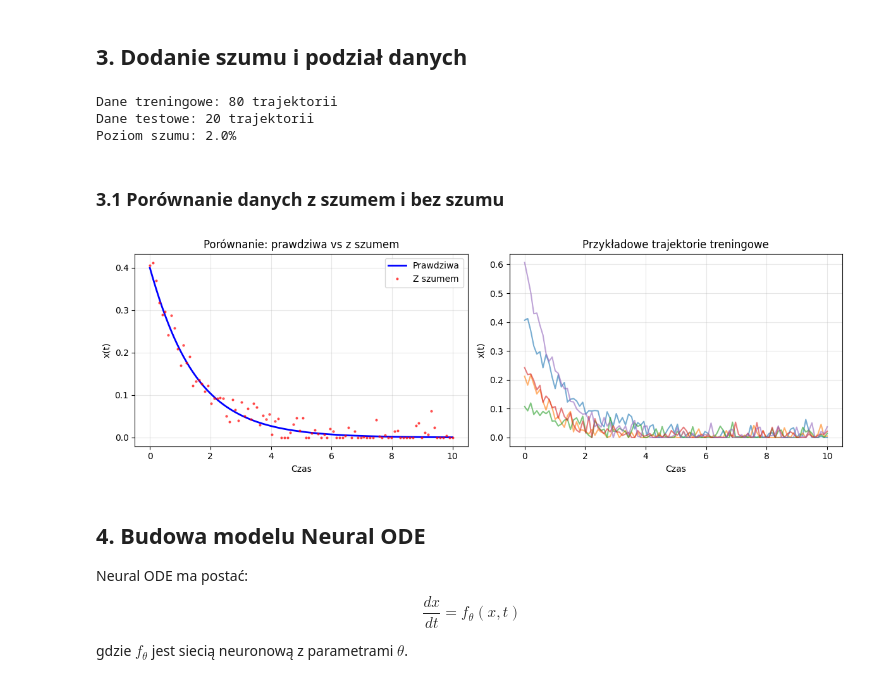
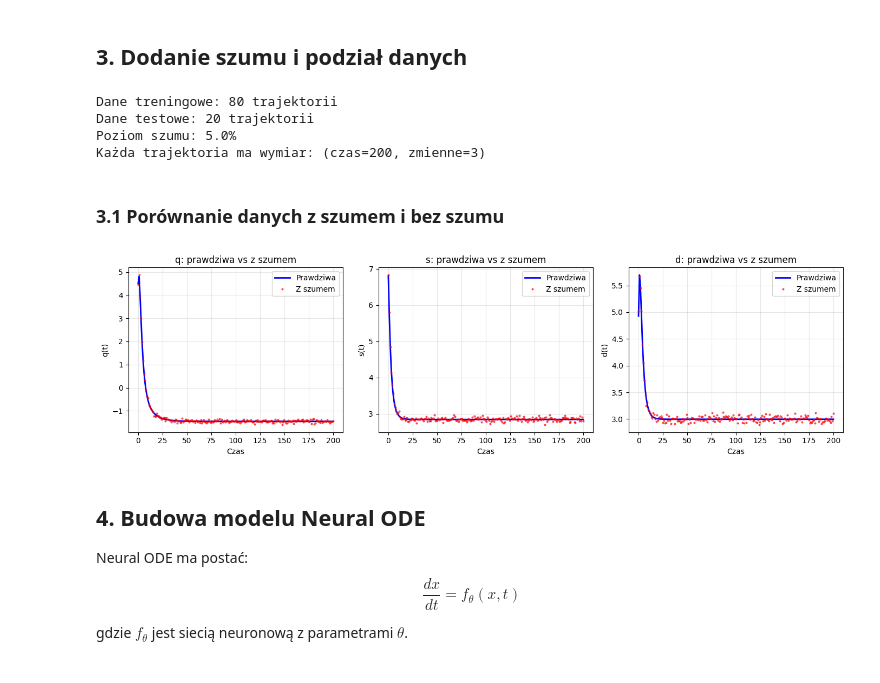
Before and after one commit to JerzyCode/symulacja_dobro_zlo, a Jupyter notebook: lab4_node/neural_ode_replicator.ipynb, the cells around one changed output. Cells and saved outputs as stored; diff of their text form; code cells hidden in the pictures.

```diff
--- a/lab4_node/neural_ode_replicator.ipynb
+++ b/lab4_node/neural_ode_replicator.ipynb
@@ -164,14 +190,9 @@ plt.show()
 # %% [markdown]
 ## 3. Dodanie szumu i podział danych
 # %%
-# Dodaj szum pomiarowy
-noise_level = 0.02  # 2% szumu
+noise_level = 0.05
 trajectories_noisy = trajectories + np.random.normal(0, noise_level, trajectories.shape)
 
-# Upewnij się, że wartości są w przedziale [0, 1]
-trajectories_noisy = np.clip(trajectories_noisy, 0.0, 1.0)
-
-# Podział na zbiór treningowy i testowy (80/20)
 train_ratio = 0.8
 n_train = int(N_trajectories * train_ratio)
 
@@ -186,41 +207,73 @@ test_params = parameters[n_train:]
 print(f"Dane treningowe: {train_trajectories.shape[0]} trajektorii")
 print(f"Dane testowe: {test_trajectories.shape[0]} trajektorii")
 print(f"Poziom szumu: {noise_level * 100}%")
+print(
+    f"Każda trajektoria ma wymiar: (czas={train_trajectories.shape[1]}, zmienne={train_trajectories.shape[2]})"
+)
 # %% [output]
 Dane treningowe: 80 trajektorii
 Dane testowe: 20 trajektorii
-Poziom szumu: 2.0%
+Poziom szumu: 5.0%
+Każda trajektoria ma wymiar: (czas=200, zmienne=3)
 # %% [markdown]
 ### 3.1 Porównanie danych z szumem i bez szumu
 # %%
-# Wizualizuj wpływ szumu
-plt.figure(figsize=(12, 4))
+plt.figure(figsize=(14, 4))
 
-idx = 0  # Pierwsza trajektoria
+idx = 0
 
-plt.subplot(1, 2, 1)
-plt.plot(t_eval, trajectories[idx], "b-", linewidth=2, label="Prawdziwa")
+plt.subplot(1, 3, 1)
+plt.plot(t_eval, trajectories[idx, :, 0], "b-", linewidth=2, label="Prawdziwa")
 plt.plot(
-    t_eval, trajectories_noisy[idx], "r.", markersize=4, label="Z szumem", alpha=0.6
+    t_eval,
+    trajectories_noisy[idx, :, 0],
+    "r.",
+    markersize=4,
+    label="Z szumem",
+    alpha=0.6,
 )
 plt.xlabel("Czas")
-plt.ylabel("x(t)")
-plt.title("Porównanie: prawdziwa vs z szumem")
+plt.ylabel("q(t)")
+plt.title("q: prawdziwa vs z szumem")
 plt.legend()
 plt.grid(True, alpha=0.3)
 
-plt.subplot(1, 2, 2)
-for i in range(min(5, n_train)):
-    plt.plot(t_eval, train_trajectories[i], alpha=0.6)
+plt.subplot(1, 3, 2)
+plt.plot(t_eval, trajectories[idx, :, 1], "b-", linewidth=2, label="Prawdziwa")
+plt.plot(
+    t_eval,
+    trajectories_noisy[idx, :, 1],
+    "r.",
+    markersize=4,
+    label="Z szumem",
+    alpha=0.6,
+)
 plt.xlabel("Czas")
-plt.ylabel("x(t)")
-plt.title("Przykładowe trajektorie treningowe")
+plt.ylabel("s(t)")
+plt.title("s: prawdziwa vs z szumem")
+plt.legend()
+plt.grid(True, alpha=0.3)
+
+plt.subplot(1, 3, 3)
+plt.plot(t_eval, trajectories[idx, :, 2], "b-", linewidth=2, label="Prawdziwa")
+plt.plot(
+    t_eval,
+    trajectories_noisy[idx, :, 2],
+    "r.",
+    markersize=4,
+    label="Z szumem",
+    alpha=0.6,
+)
+plt.xlabel("Czas")
+plt.ylabel("d(t)")
+plt.title("d: prawdziwa vs z szumem")
+plt.legend()
 plt.grid(True, alpha=0.3)
 
 plt.tight_layout()
 plt.show()
 # %% [output]
-[figure, old version]
+[figure, new version]
 # %% [markdown]
 ## 4. Budowa modelu Neural ODE
 
```
Also changed, not shown: parts of 21 cells of this notebook, 9 other files.
